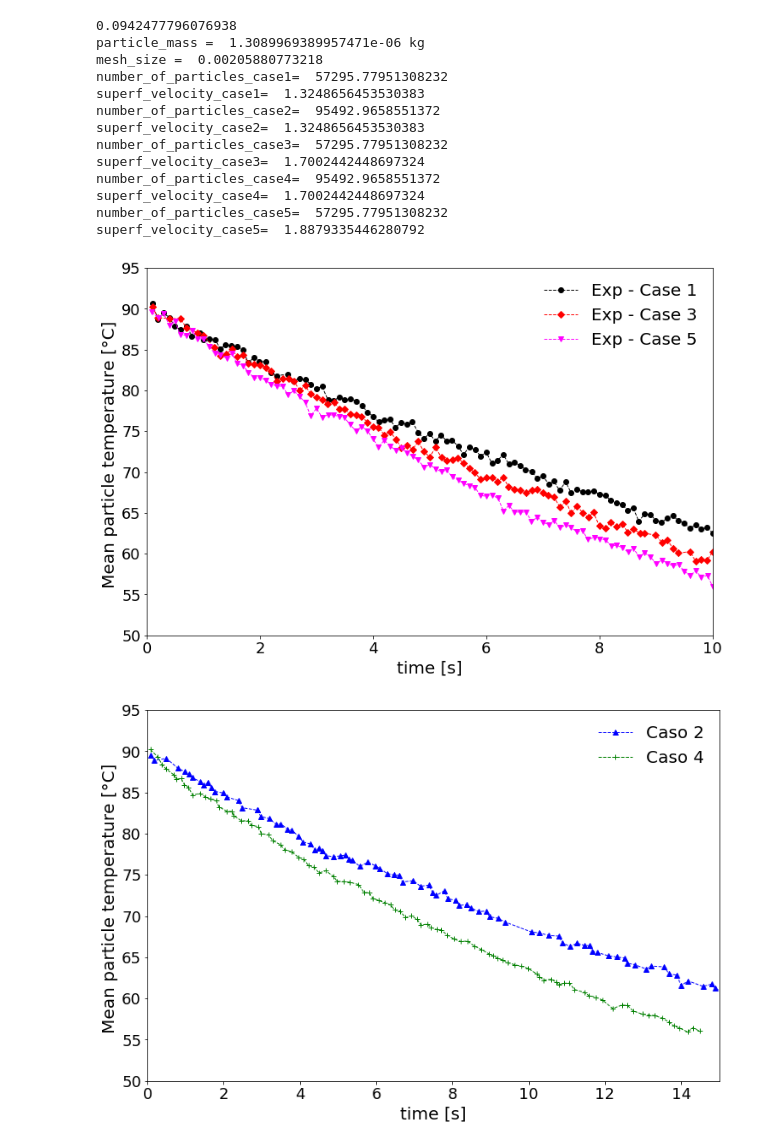
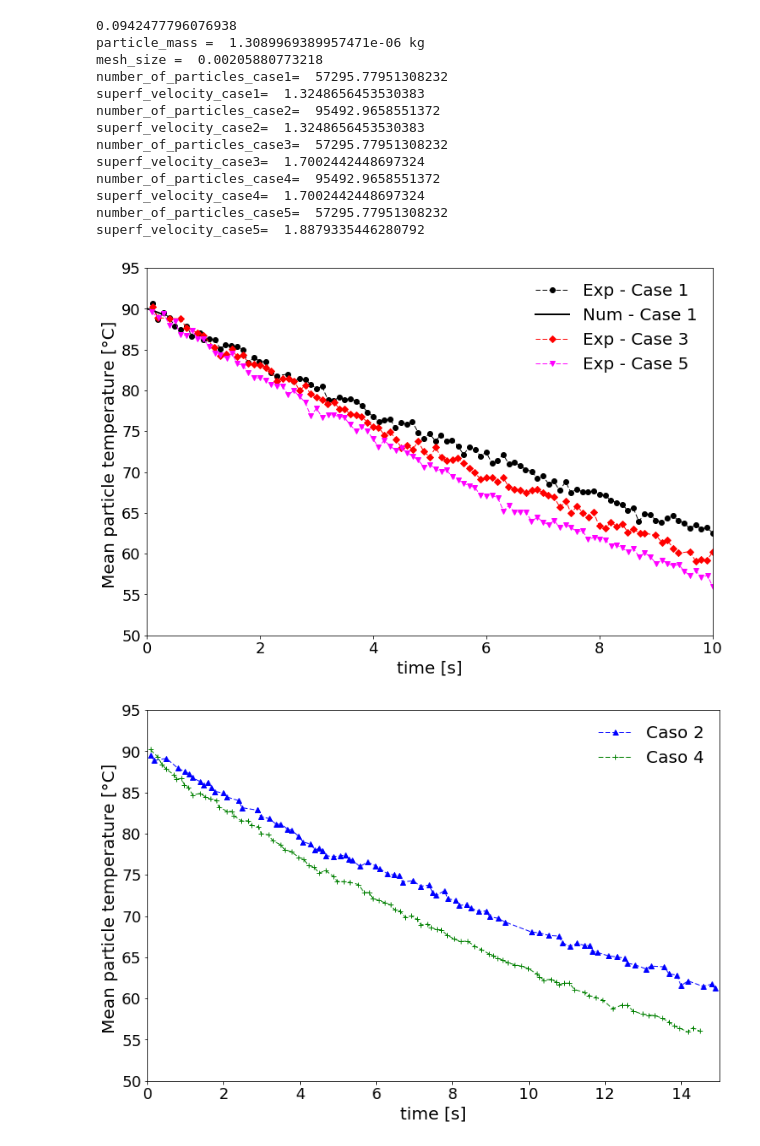
Before and after one commit to lucillalmeida/doutorado-validacoes, a Jupyter notebook: fluidized-bed-patil/Patil-pseudo-2-d-fluidized-bed.ipynb, the cells around one changed output. Drawn from its saved outputs; the diff is of its cells as text; code cells hidden in the pictures.

```diff
--- a/fluidized-bed-patil/Patil-pseudo-2-d-fluidized-bed.ipynb
+++ b/fluidized-bed-patil/Patil-pseudo-2-d-fluidized-bed.ipynb
@@ -143,22 +143,27 @@ case_data.close()
 case_data = open("patil_75g_volumetric_case5.csv", 'r')
 x_case5, volFlux_case5 = numpy.loadtxt(case_data, delimiter = ',', skiprows = 1, unpack = True)
 case_data.close()
+# %%
+case_data = open("meanParticleTemperatureRocky_case1.csv", 'r')
+time_rocky_case1, temp_rocky_case1 = numpy.loadtxt(case_data, delimiter = ',', skiprows = 1, unpack = True)
+case_data.close()
 # %%
 plt.plot(time_case1,  temp_case1, linestyle = "--", color = "black", marker = 'o', linewidth = 1,label = "Exp - Case 1")
+plt.plot(time_rocky_case1,  temp_rocky_case1, linestyle = "-", color = "black", marker = 'None', linewidth = 2,label = "Num - Case 1")
 plt.plot(time_case3,  temp_case3, linestyle = "--", color = "red", marker = 'D', linewidth = 1,label = "Exp - Case 3")
 plt.plot(time_case5,  temp_case5, linestyle = "--", color = "magenta", marker = 'v', linewidth = 1,label = "Exp - Case 5")
 #plt.title("Vertical velocity ", fontsize = 16)
 plt.xlabel("time [s]", fontsize = 20)
 plt.ylabel("Mean particle temperature [\u00B0C] ", fontsize = 20)
 plt.xticks(fontsize = 18)
 plt.yticks(fontsize = 18)
 plt.legend(fontsize = 20, frameon = False, loc = 0)
 plt.xlim(0, 10)
 plt.ylim(50, 95)
 #plt.savefig("bed_temperature.png")
 plt.show()
 # %% [output]
-[figure, old version]
+[figure, new version]
 # %%
 plt.plot(time_case2,  temp_case2, linestyle = "--", color = "blue", marker = '^', linewidth = 1,label = "Caso 2")
 plt.plot(time_case4,  temp_case4, linestyle = "--", color = "green", marker = '+', linewidth = 1,label = "Caso 4")
```
Also changed, not shown: parts of 1 cell of this notebook, 1 other file.
